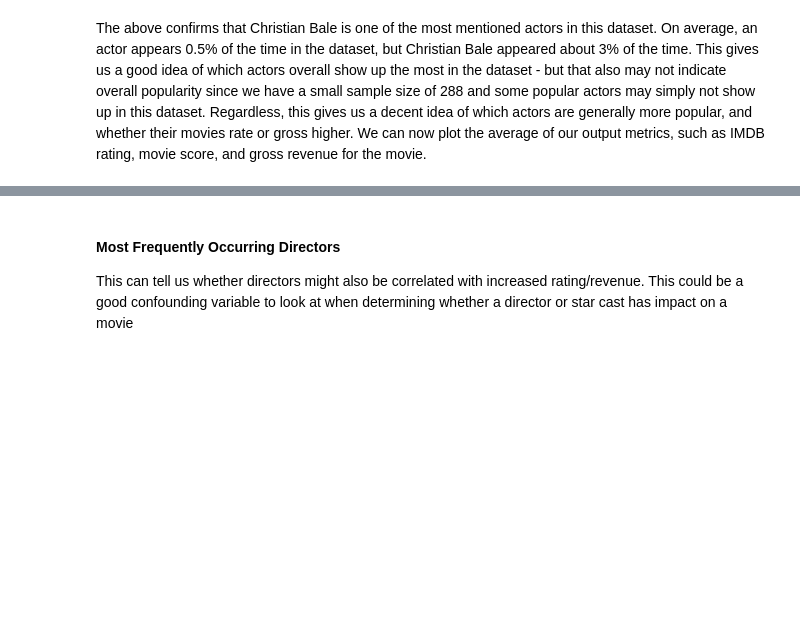
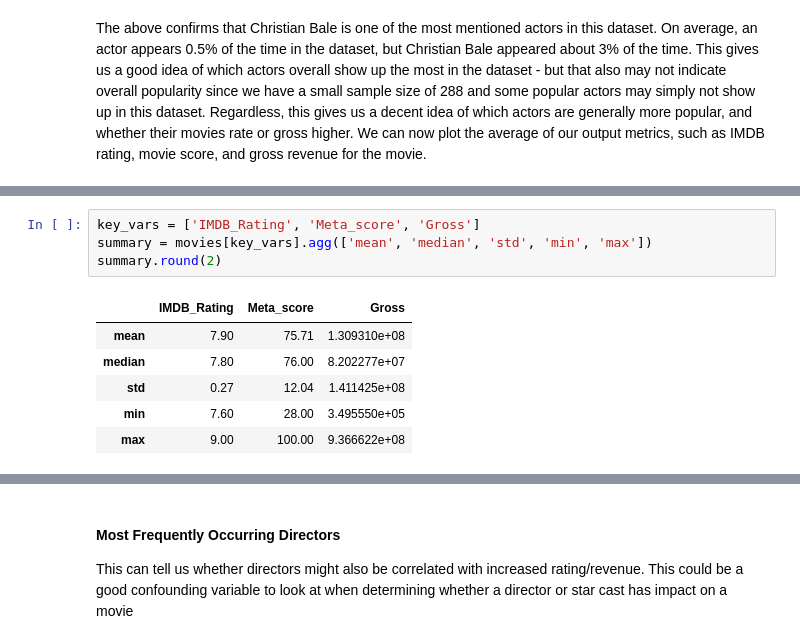
Before and after one commit to COGS108/Group138_WI26, a Jupyter notebook: 02-EDACheckpoint.ipynb, the cells around one changed output, grey strips where cells are left out. Drawn from its saved outputs; the diff is of its cells as text; blank space fills up the shorter version.

```diff
--- a/02-EDACheckpoint.ipynb
+++ b/02-EDACheckpoint.ipynb
@@ -386,0 +404,11 @@ Some more words and stuff.  Remember notebooks work best if you interleave the c
+# %%
+key_vars = ['IMDB_Rating', 'Meta_score', 'Gross']
+summary = movies[key_vars].agg(['mean', 'median', 'std', 'min', 'max'])
+summary.round(2)
+# %% [output]
+|  | IMDB_Rating | Meta_score | Gross |
+| mean | 7.90 | 75.71 | 1.309310e+08 |
+| median | 7.80 | 76.00 | 8.202277e+07 |
+| std | 0.27 | 12.04 | 1.411425e+08 |
+| min | 7.60 | 28.00 | 3.495550e+05 |
+| max | 9.00 | 100.00 | 9.366622e+08 |
```
Also changed, not shown: parts of 8 cells of this notebook, 1 other file.
